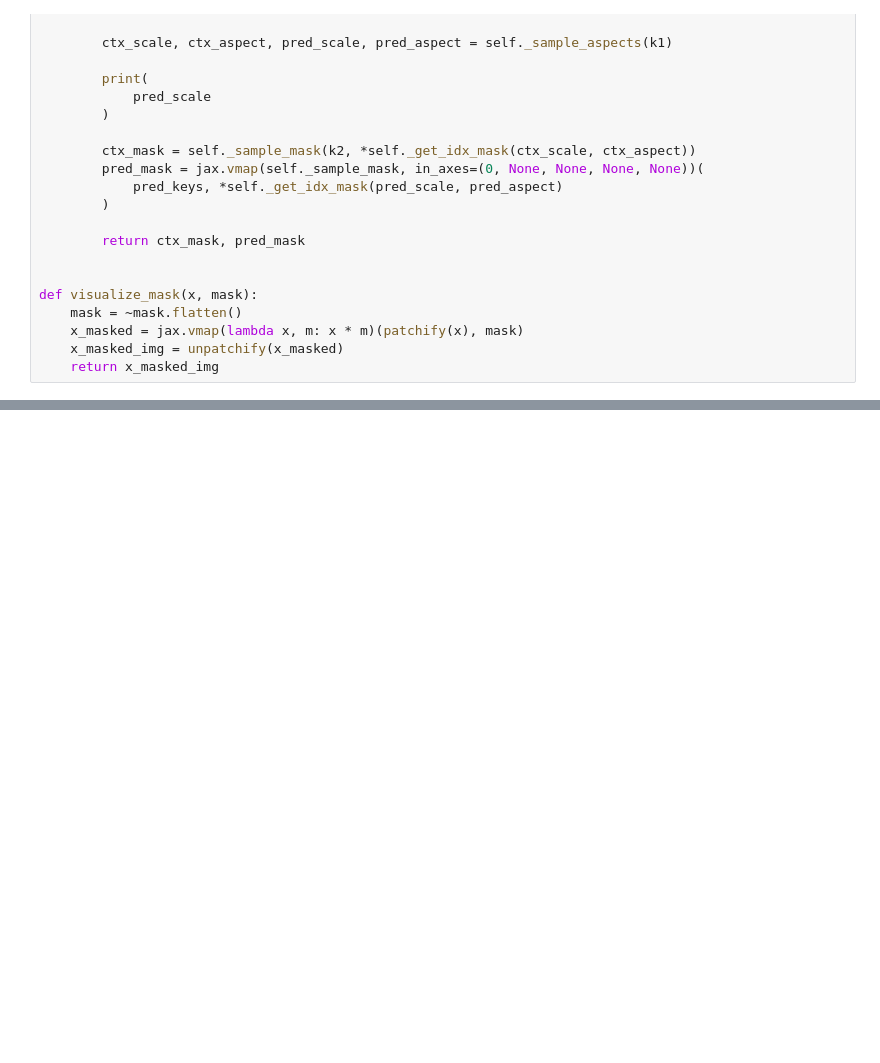
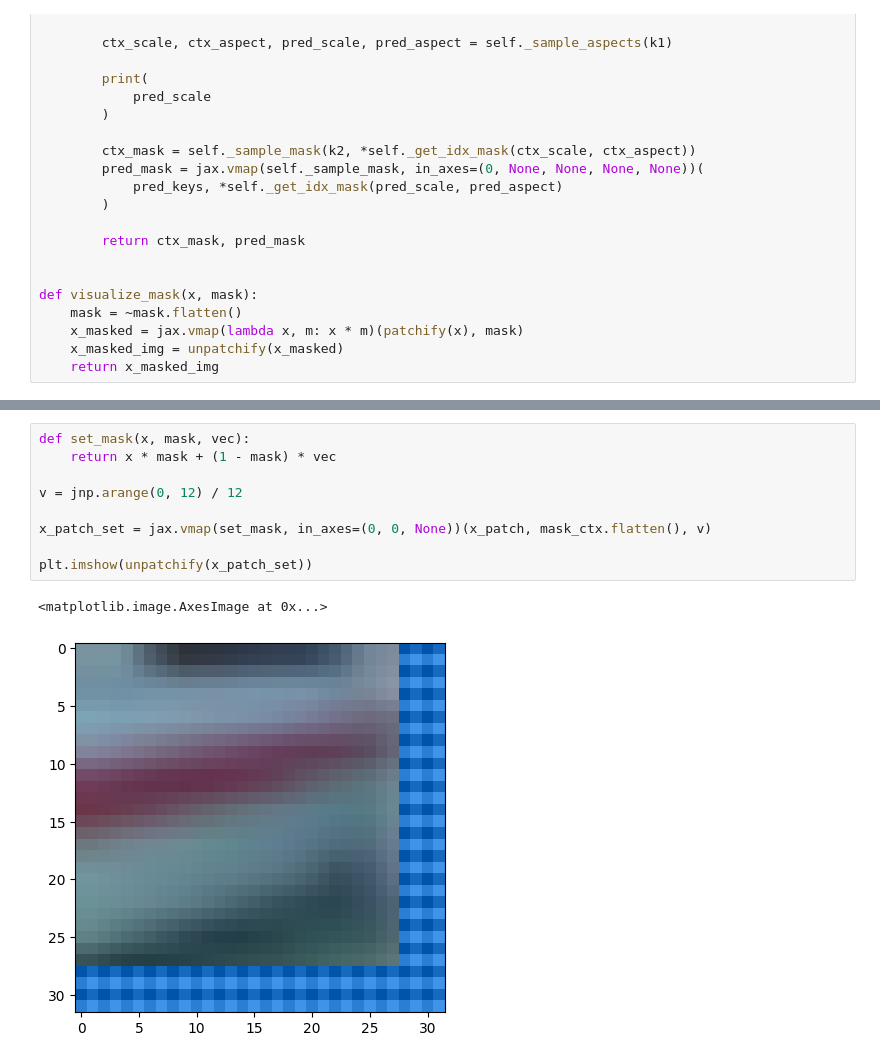
Before and after one commit to sugolov/jepax, a Jupyter notebook: notebooks/components/data_patch.ipynb, the cells around one changed output, grey strips where cells are left out. Cells and saved outputs as stored; diff of their text form; blank space fills up the shorter version.

```diff
--- a/notebooks/components/data_patch.ipynb
+++ b/notebooks/components/data_patch.ipynb
@@ -178,0 +198,12 @@ ax[1].imshow(visualize_mask(x[0], mask_total))
+# %%
+def set_mask(x, mask, vec):
+    return x * mask + (1 - mask) * vec
+
+v = jnp.arange(0, 12) / 12
+
+x_patch_set = jax.vmap(set_mask, in_axes=(0, 0, None))(x_patch, mask_ctx.flatten(), v)
+
+plt.imshow(unpatchify(x_patch_set))
+# %% [output]
+<matplotlib.image.AxesImage at 0x...>
+[figure, added]
```
Also changed, not shown: parts of 11 cells of this notebook, 2 other files.
